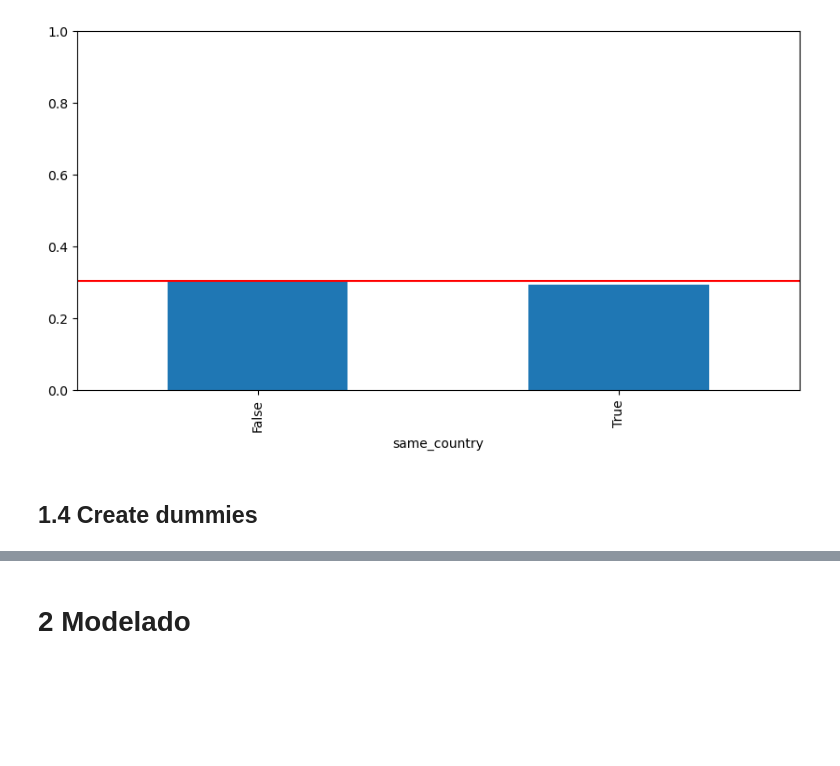
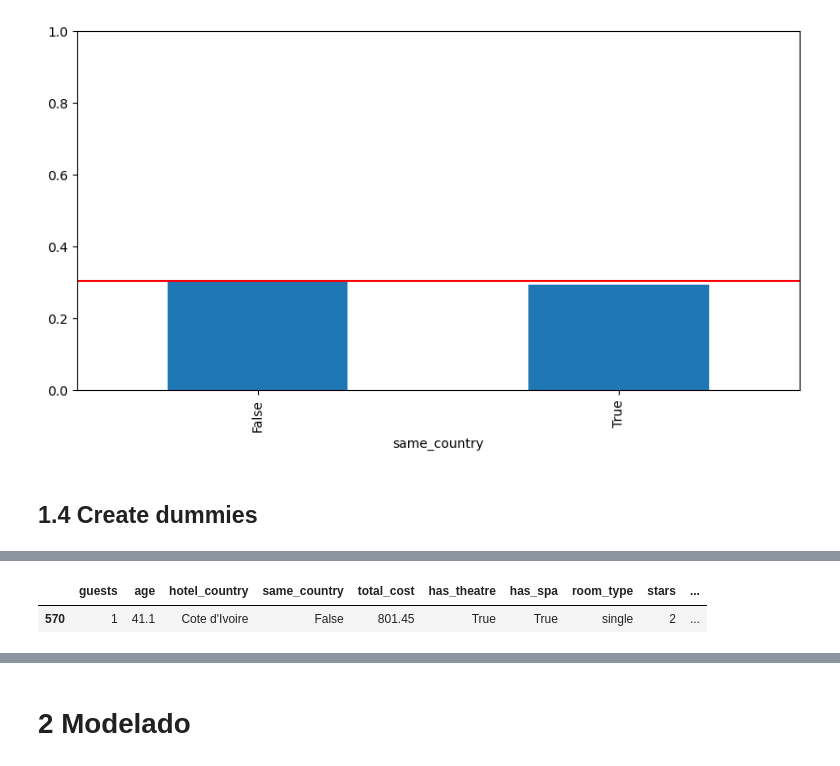
Before and after one commit to Miguelmdv/Python_For_IA, a Jupyter notebook: Bloque 3 - Machine Learning/Proyecto ML/proyecto_ml_02.ipynb, the cells around one changed output, grey strips where cells are left out. Cells and saved outputs as stored; diff of their text form; code cells hidden in the pictures; blank space fills up the shorter version.

```diff
--- a/Bloque 3 - Machine Learning/Proyecto ML/proyecto_ml_02.ipynb
+++ b/Bloque 3 - Machine Learning/Proyecto ML/proyecto_ml_02.ipynb
@@ -402,0 +424,6 @@ df[NUMERICAL_FEATURES].sample(3)
+# %%
+FEATURES = list(set(NUMERICAL_FEATURES).union(CATEGORICAL_FEATURES))
+df[FEATURES].sample()
+# %% [output]
+|  | guests | age | hotel_country | same_country | total_cost | has_theatre | has_spa | room_type | stars | ... |
+| 570 | 1 | 41.1 | Cote d'Ivoire | False | 801.45 | True | True | single | 2 | ... |
```
Also changed, not shown: parts of 42 cells of this notebook, 14 other files.
